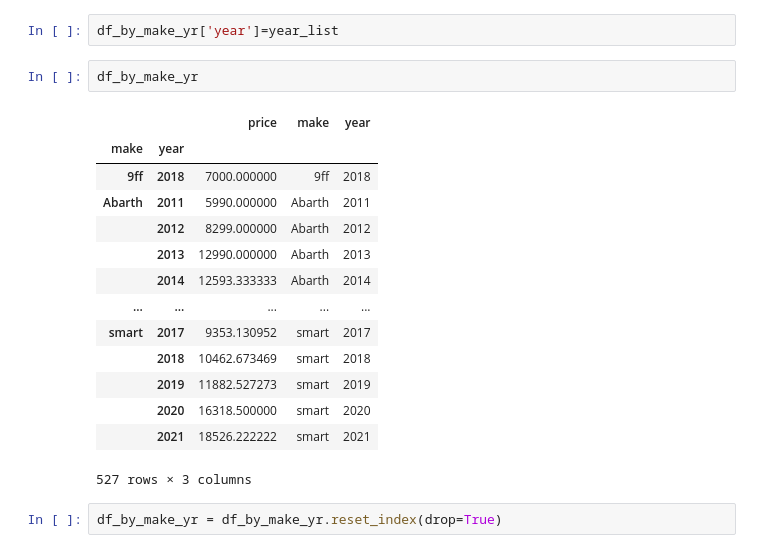
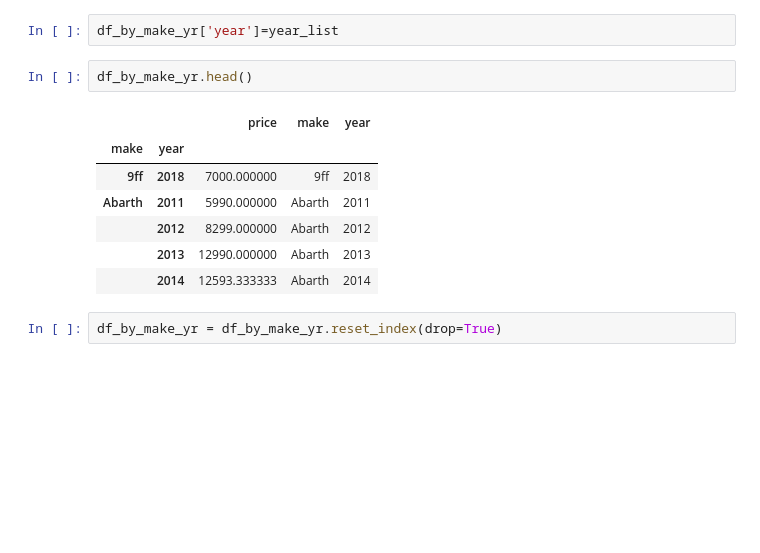
Before and after one commit to xioulin/pythonForMBAs, a Jupyter notebook: Automotive/notebooks/df_value_retention.ipynb, the cells around one changed output. Cells and saved outputs as stored; diff of their text form; blank space fills up the shorter version.

```diff
--- a/Automotive/notebooks/df_value_retention.ipynb
+++ b/Automotive/notebooks/df_value_retention.ipynb
@@ -138,22 +156,15 @@ for i in range(0,len(df_by_make_yr)):
 # %%
 df_by_make_yr['year']=year_list
 # %%
-df_by_make_yr
+df_by_make_yr.head()
 # %% [output]
 |  |  | price | make | year |
 | make | year |  |  |  |
 | 9ff | 2018 | 7000.000000 | 9ff | 2018 |
 | Abarth | 2011 | 5990.000000 | Abarth | 2011 |
 |  | 2012 | 8299.000000 | Abarth | 2012 |
 |  | 2013 | 12990.000000 | Abarth | 2013 |
 |  | 2014 | 12593.333333 | Abarth | 2014 |
-| ... | ... | ... | ... | ... |
-| smart | 2017 | 9353.130952 | smart | 2017 |
-|  | 2018 | 10462.673469 | smart | 2018 |
-|  | 2019 | 11882.527273 | smart | 2019 |
-|  | 2020 | 16318.500000 | smart | 2020 |
-|  | 2021 | 18526.222222 | smart | 2021 |
-527 rows × 3 columns
 # %%
 df_by_make_yr = df_by_make_yr.reset_index(drop=True)
 # %%
```
Also changed, not shown: parts of 12 cells of this notebook, 2 other files.
